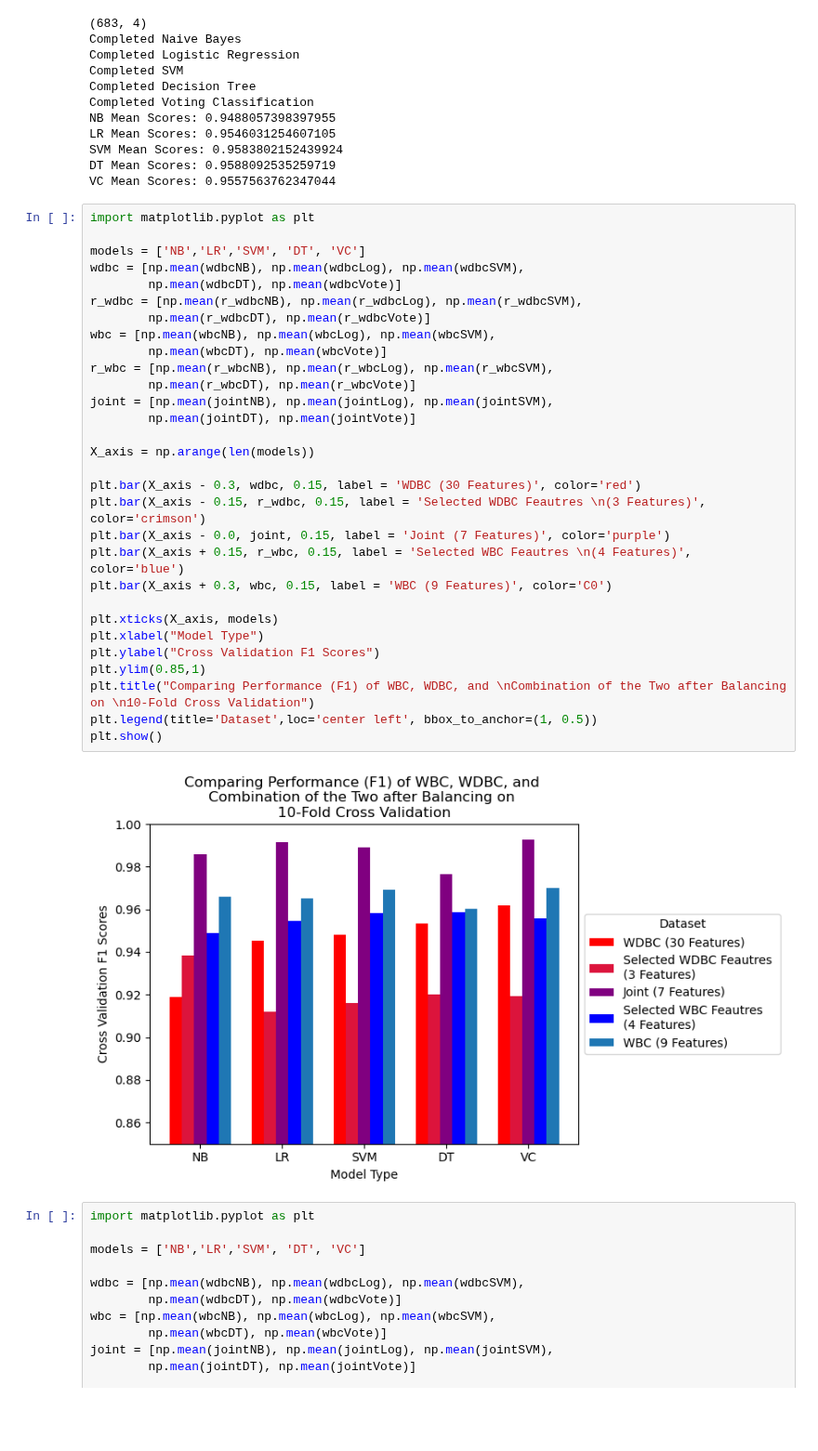
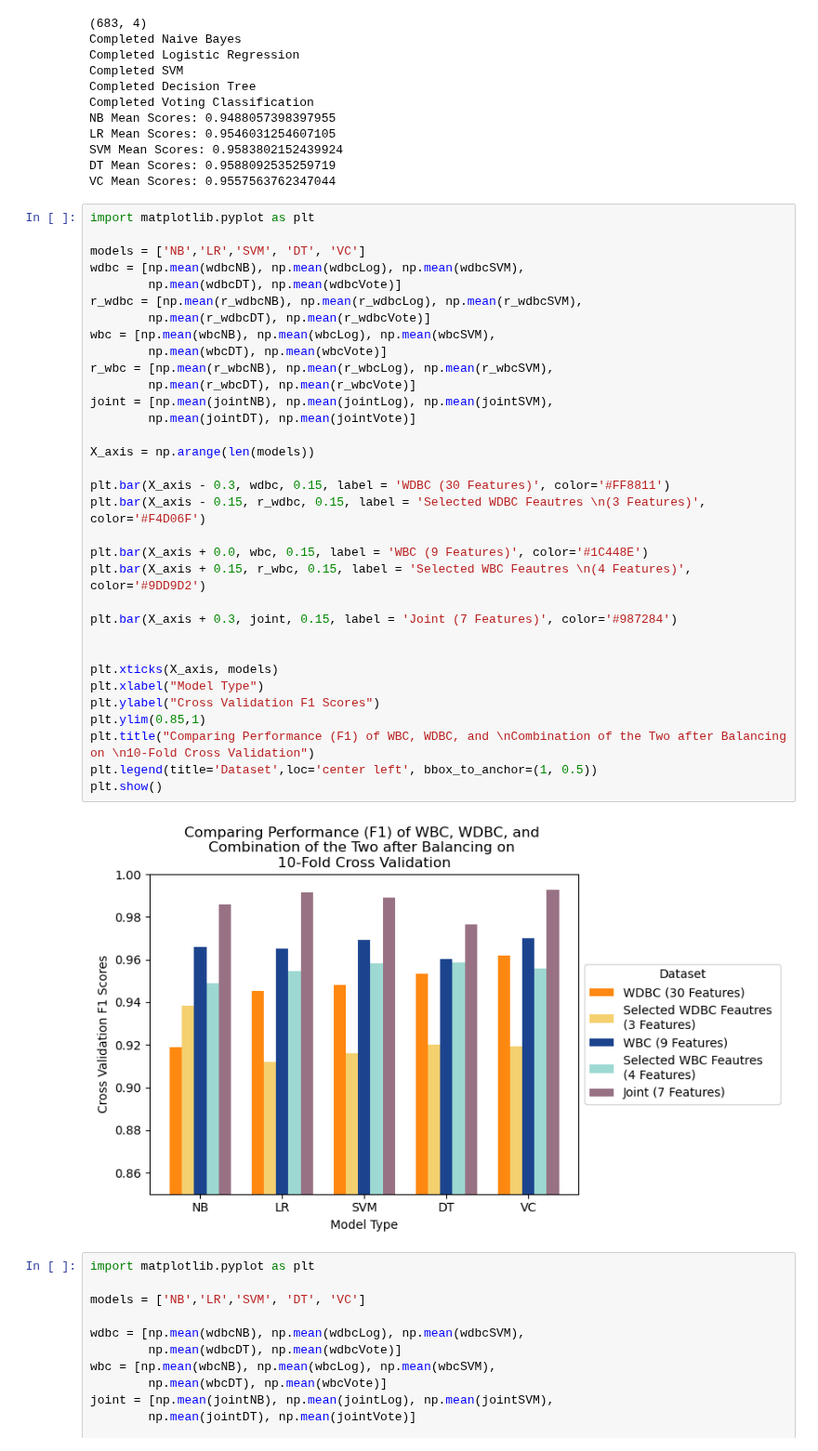
Before and after one commit to sprice134/MQP-2023, a Jupyter notebook: Code/Wole-Paper1/finalVersions/augmentationJoining.ipynb, the cells around one changed output. Shown at 93% size. Cells and saved outputs as stored; diff of their text form; blank space fills up the shorter version.

Commit message:
Improved Data Collection and Figures

```diff
--- a/Code/Wole-Paper1/finalVersions/augmentationJoining.ipynb
+++ b/Code/Wole-Paper1/finalVersions/augmentationJoining.ipynb
@@ -419,35 +419,38 @@ VC Mean Scores: 0.9557563762347044
 # %%
 import matplotlib.pyplot as plt
 
 models = ['NB','LR','SVM', 'DT', 'VC']
 wdbc = [np.mean(wdbcNB), np.mean(wdbcLog), np.mean(wdbcSVM),
         np.mean(wdbcDT), np.mean(wdbcVote)]
 r_wdbc = [np.mean(r_wdbcNB), np.mean(r_wdbcLog), np.mean(r_wdbcSVM),
         np.mean(r_wdbcDT), np.mean(r_wdbcVote)]
 wbc = [np.mean(wbcNB), np.mean(wbcLog), np.mean(wbcSVM),
         np.mean(wbcDT), np.mean(wbcVote)]
 r_wbc = [np.mean(r_wbcNB), np.mean(r_wbcLog), np.mean(r_wbcSVM),
         np.mean(r_wbcDT), np.mean(r_wbcVote)]
 joint = [np.mean(jointNB), np.mean(jointLog), np.mean(jointSVM),
         np.mean(jointDT), np.mean(jointVote)]
 
 X_axis = np.arange(len(models))
 
-plt.bar(X_axis - 0.3, wdbc, 0.15, label = 'WDBC (30 Features)', color='red')
-plt.bar(X_axis - 0.15, r_wdbc, 0.15, label = 'Selected WDBC Feautres \n(3 Features)', color='crimson')
-plt.bar(X_axis - 0.0, joint, 0.15, label = 'Joint (7 Features)', color='purple')
-plt.bar(X_axis + 0.15, r_wbc, 0.15, label = 'Selected WBC Feautres \n(4 Features)', color='blue')
-plt.bar(X_axis + 0.3, wbc, 0.15, label = 'WBC (9 Features)', color='C0')
+plt.bar(X_axis - 0.3, wdbc, 0.15, label = 'WDBC (30 Features)', color='#FF8811')
+plt.bar(X_axis - 0.15, r_wdbc, 0.15, label = 'Selected WDBC Feautres \n(3 Features)', color='#F4D06F')
+
+plt.bar(X_axis + 0.0, wbc, 0.15, label = 'WBC (9 Features)', color='#1C448E')
+plt.bar(X_axis + 0.15, r_wbc, 0.15, label = 'Selected WBC Feautres \n(4 Features)', color='#9DD9D2')
+
+plt.bar(X_axis + 0.3, joint, 0.15, label = 'Joint (7 Features)', color='#987284')
+
 
 plt.xticks(X_axis, models)
 plt.xlabel("Model Type")
 plt.ylabel("Cross Validation F1 Scores")
 plt.ylim(0.85,1)
 plt.title("Comparing Performance (F1) of WBC, WDBC, and \nCombination of the Two after Balancing on \n10-Fold Cross Validation")
 plt.legend(title='Dataset',loc='center left', bbox_to_anchor=(1, 0.5))
 plt.show()
 # %% [output]
-[figure, old version]
+[figure, new version]
 # %%
 import matplotlib.pyplot as plt
 
```
Also changed, not shown: 8 other files.
